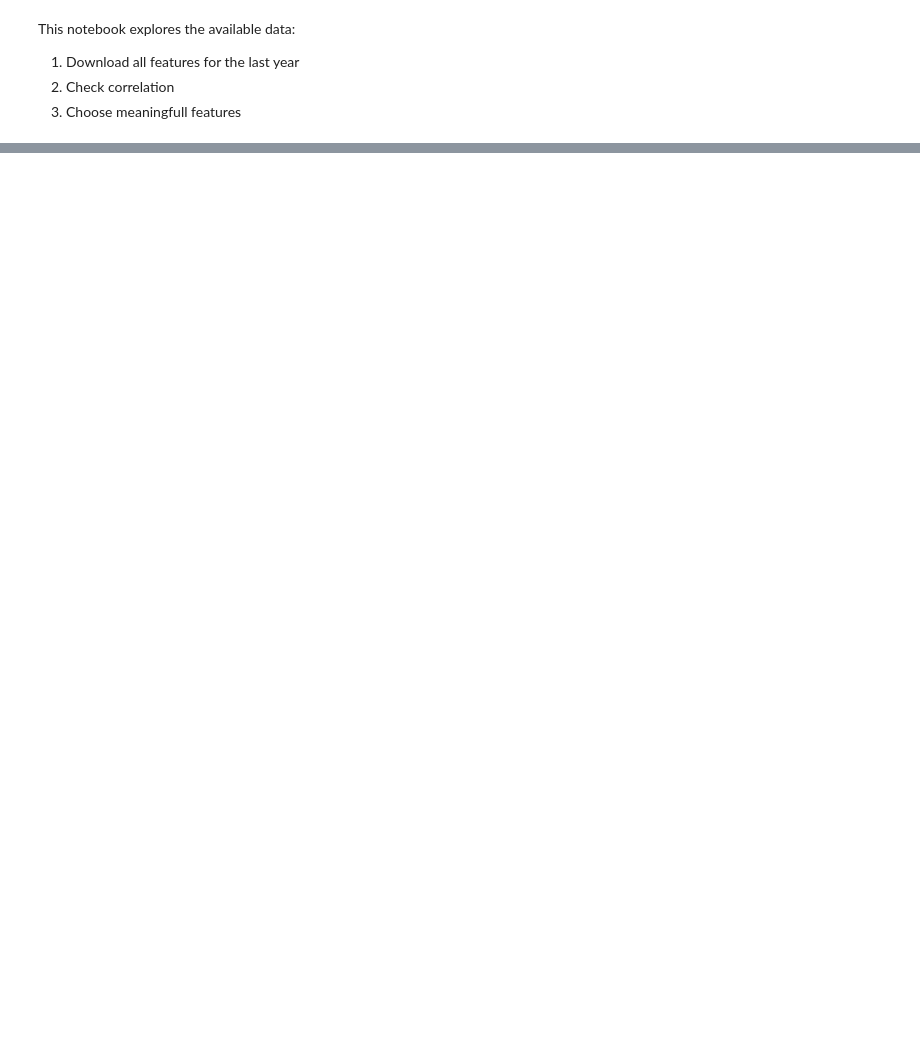
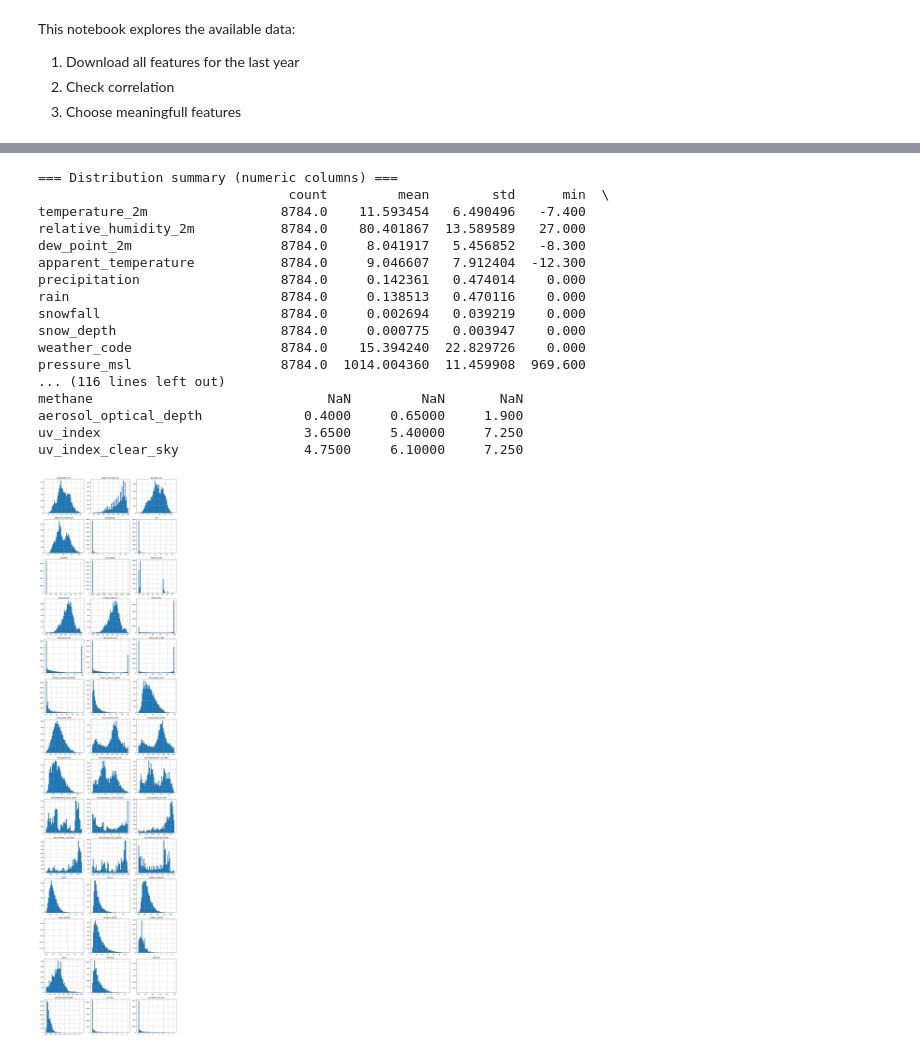
Before and after one commit to Arthurreuss/NO2_Prediction, a Jupyter notebook: notebooks/feature_selection_and_correlation.ipynb, the cells around one changed output, grey strips where cells are left out. Drawn from its saved outputs; the diff is of its cells as text; code cells hidden in the pictures; blank space fills up the shorter version.

Commit message:
analysis and data exploration

```diff
--- a/notebooks/feature_selection_and_correlation.ipynb
+++ b/notebooks/feature_selection_and_correlation.ipynb
@@ -28,0 +23,17 @@ fetch_air_quality_data(cfg)
+# %%
+from src.data.analysis import (assess_missing_data, plot_missing_heatmap,
+                               summarize_distributions, plot_histograms,
+                               compute_correlation_matrix, plot_correlation_heatmap,
+                               correlations_with_target,
+                               diurnal_profile, weekly_profile,
+                               detect_outliers_zscore, detect_outliers_iqr)
+import pandas as pd
+
+# Load joined or per-source data
+aq = pd.read_csv("data/raw/air_quality/utrecht_air_quality_2023-01-01_to_2024-01-01.csv", parse_dates=["time"])
+wx = pd.read_csv("data/raw/weather/utrecht_weather_2023-01-01_to_2024-01-01.csv", parse_dates=["time"])
+
+# Example: join on time for analysis
+df = pd.merge(wx, aq, on=["time", "location"], how="inner")
+
+print(df.columns)
@@ -28,0 +60,23 @@ fetch_air_quality_data(cfg)
+# %%
+# 2. Distributions
+dist_summary = summarize_distributions(df)
+plot_histograms(df)
+# %% [output]
+=== Distribution summary (numeric columns) ===
+                                count         mean        std      min  \
+temperature_2m                 8784.0    11.593454   6.490496   -7.400
+relative_humidity_2m           8784.0    80.401867  13.589589   27.000
+dew_point_2m                   8784.0     8.041917   5.456852   -8.300
+apparent_temperature           8784.0     9.046607   7.912404  -12.300
+precipitation                  8784.0     0.142361   0.474014    0.000
+rain                           8784.0     0.138513   0.470116    0.000
+snowfall                       8784.0     0.002694   0.039219    0.000
+snow_depth                     8784.0     0.000775   0.003947    0.000
+weather_code                   8784.0    15.394240  22.829726    0.000
+pressure_msl                   8784.0  1014.004360  11.459908  969.600
+... (116 lines left out)
+methane                              NaN         NaN       NaN
+aerosol_optical_depth             0.4000     0.65000     1.900
+uv_index                          3.6500     5.40000     7.250
+uv_index_clear_sky                4.7500     6.10000     7.250
+[figure, added]
```
Also changed, not shown: parts of 7 cells of this notebook, 7 other files.
